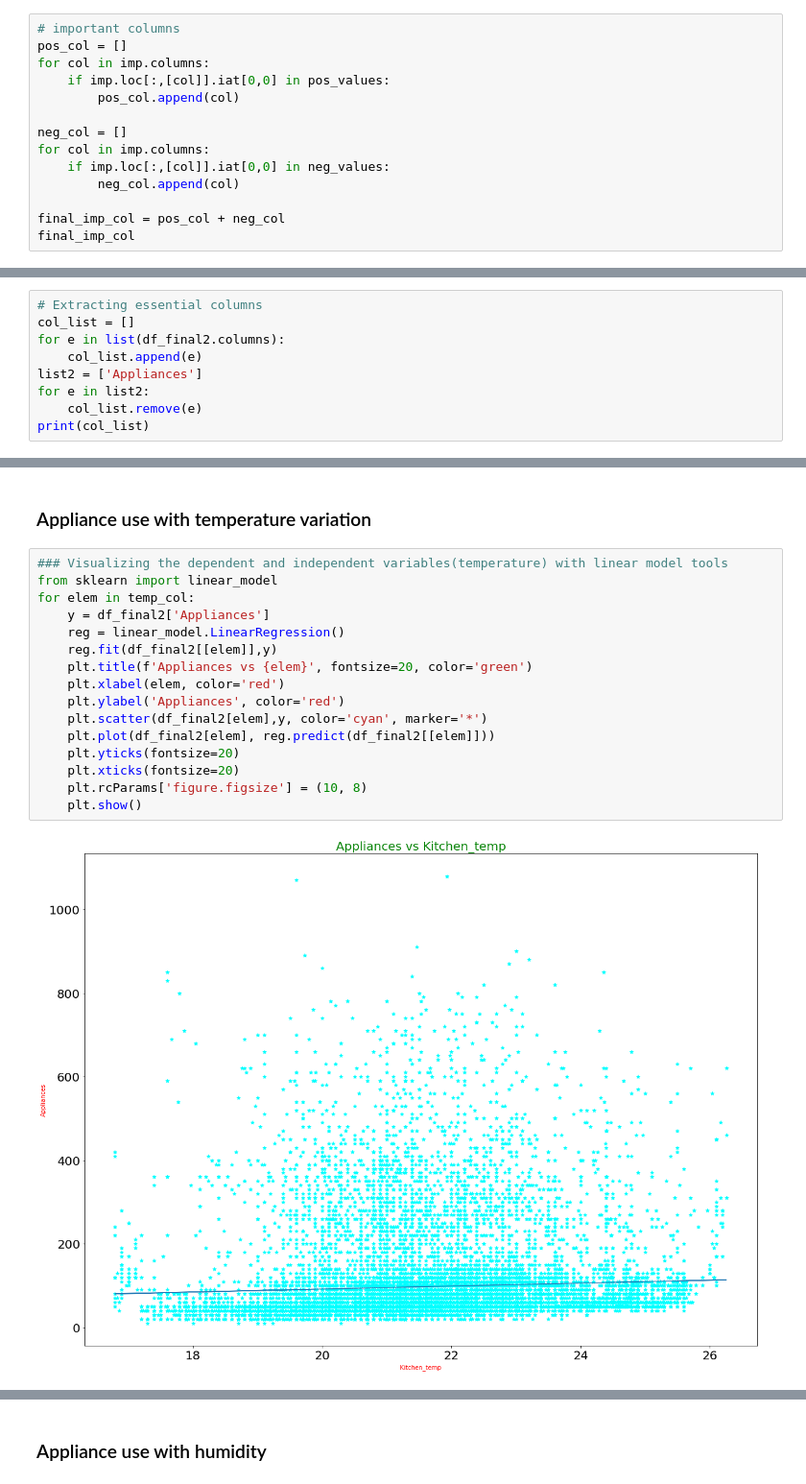
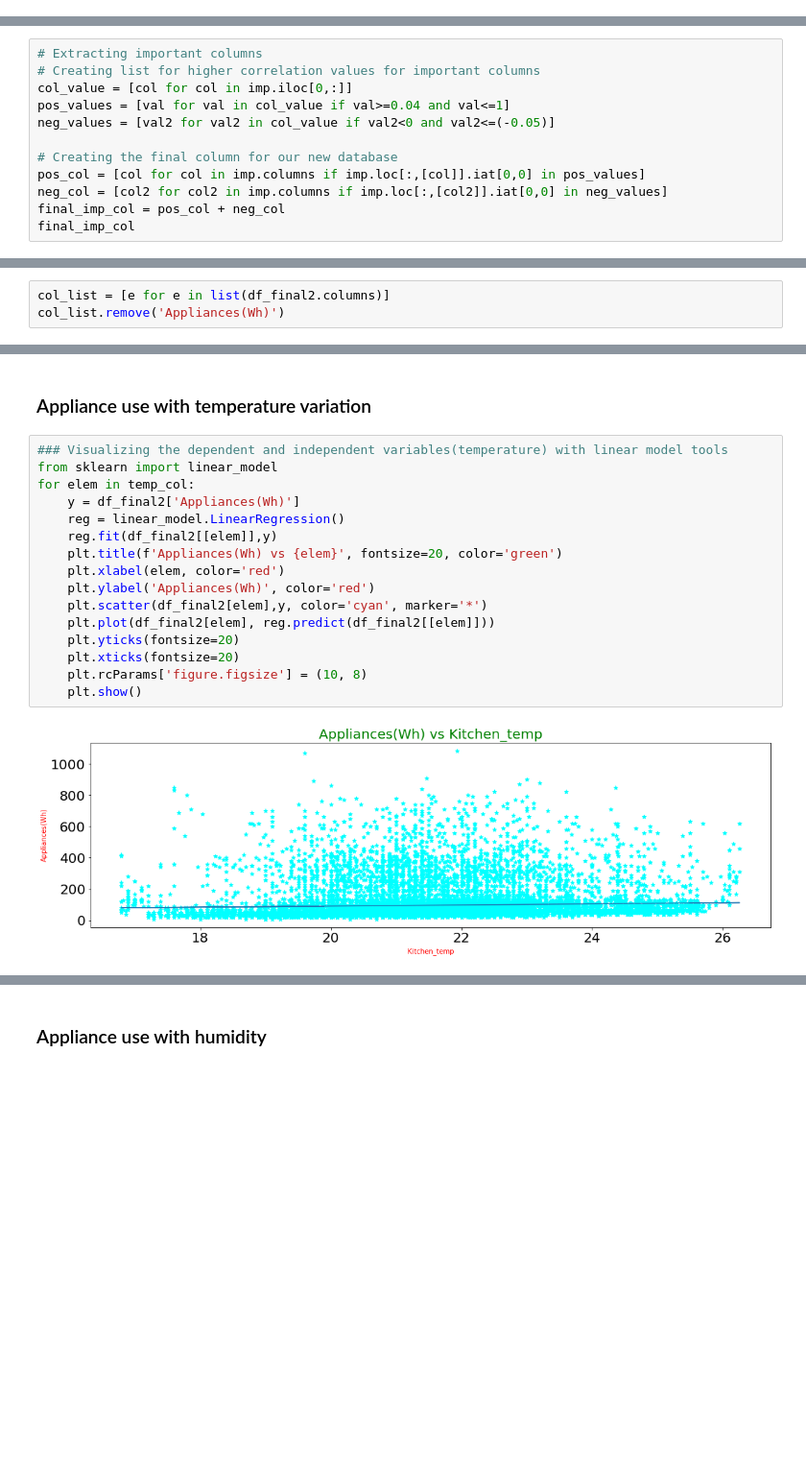
Before and after one commit to khalid-data-aspirant42/Appliance-Energy-Prediction, a Jupyter notebook: Final_Notebook_Appliance_Energy_Prediction.ipynb, the cells around one changed output, grey strips where cells are left out. Shown at 96% size. Cells and saved outputs as stored; diff of their text form; blank space fills up the shorter version.

```diff
--- a/Final_Notebook_Appliance_Energy_Prediction.ipynb
+++ b/Final_Notebook_Appliance_Energy_Prediction.ipynb
@@ -259,14 +232,0 @@ print(neg_values)
-# %%
-# important columns
-pos_col = []
-for col in imp.columns:
-    if imp.loc[:,[col]].iat[0,0] in pos_values:
-        pos_col.append(col)
-
-neg_col = []
-for col in imp.columns:
-    if imp.loc[:,[col]].iat[0,0] in neg_values:
-        neg_col.append(col)
-
-final_imp_col = pos_col + neg_col
-final_imp_col
@@ -289,0 +233,12 @@ final_imp_col
+# %%
+# Extracting important columns
+# Creating list for higher correlation values for important columns
+col_value = [col for col in imp.iloc[0,:]]
+pos_values = [val for val in col_value if val>=0.04 and val<=1]
+neg_values = [val2 for val2 in col_value if val2<0 and val2<=(-0.05)]
+
+# Creating the final column for our new database
+pos_col = [col for col in imp.columns if imp.loc[:,[col]].iat[0,0] in pos_values]
+neg_col = [col2 for col2 in imp.columns if imp.loc[:,[col2]].iat[0,0] in neg_values]
+final_imp_col = pos_col + neg_col
+final_imp_col
@@ -291,10 +264 @@ final_imp_col
 df_final2 = df_final.loc[:,final_imp_col]
-# %%
-# Extracting essential columns
-col_list = []
-for e in list(df_final2.columns):
-    col_list.append(e)
-list2 = ['Appliances']
-for e in list2:
-    col_list.remove(e)
-print(col_list)
@@ -303 +269,4 @@ print(col_list)
+# %%
+col_list = [e for e in list(df_final2.columns)]
+col_list.remove('Appliances(Wh)')
 # %%
@@ -363,18 +403,18 @@ df_final[temporal_features].hist(bins=50, figsize=(10,8));
 # %%
 ### Visualizing the dependent and independent variables(temperature) with linear model tools
 from sklearn import linear_model
 for elem in temp_col:
-    y = df_final2['Appliances']
+    y = df_final2['Appliances(Wh)']
     reg = linear_model.LinearRegression()
     reg.fit(df_final2[[elem]],y)
-    plt.title(f'Appliances vs {elem}', fontsize=20, color='green')
+    plt.title(f'Appliances(Wh) vs {elem}', fontsize=20, color='green')
     plt.xlabel(elem, color='red')
-    plt.ylabel('Appliances', color='red')
+    plt.ylabel('Appliances(Wh)', color='red')
     plt.scatter(df_final2[elem],y, color='cyan', marker='*')
     plt.plot(df_final2[elem], reg.predict(df_final2[[elem]]))
     plt.yticks(fontsize=20)
     plt.xticks(fontsize=20)
     plt.rcParams['figure.figsize'] = (10, 8)
     plt.show()
 # %% [output]
-[figure, old version]
+[figure, new version]
```
Also changed, not shown: parts of 127 cells of this notebook.
